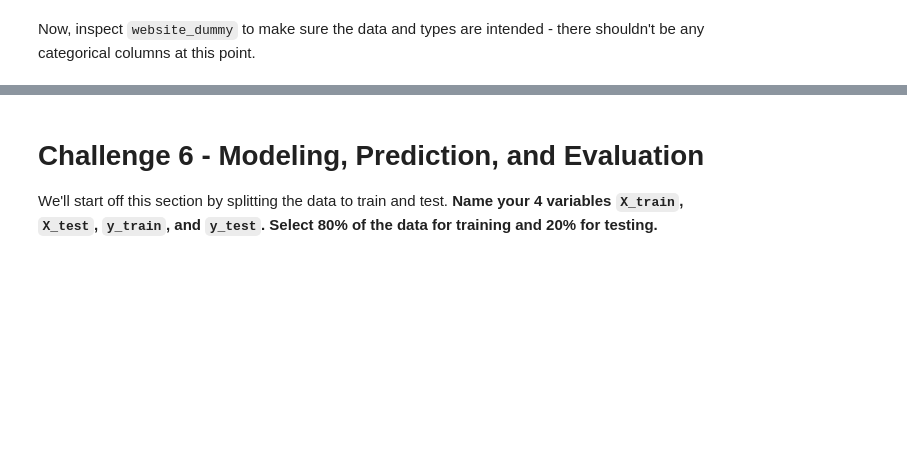
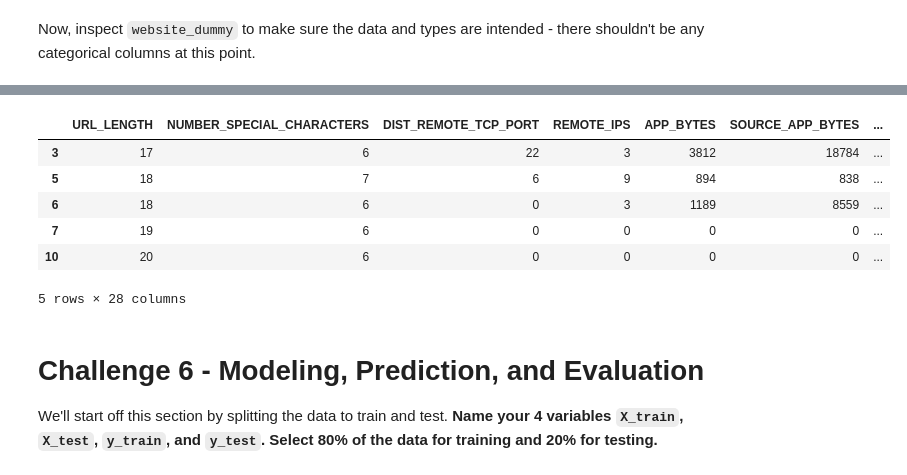
Before and after one commit to Ironhack-Data-Madrid-Octubre-2023/7.1-lab_supervised_learning, a Jupyter notebook: your-code/main.ipynb, the cells around one changed output, grey strips where cells are left out. Saved outputs shown, nothing was run; the diff lists cells and outputs as text; code cells hidden in the pictures; blank space fills up the shorter version.

```diff
--- a/your-code/main.ipynb
+++ b/your-code/main.ipynb
@@ -343,3 +494,4 @@ Now print the `dtypes` of the data again. Besides `WHOIS_COUNTRY` which we alrea
 #### `URL` is easy. We'll simply drop it because it has too many unique values that there's no way for us to consolidate.
 # %%
 # Your code here
+websites2.drop(columns='URL', inplace=True)
@@ -367,0 +559,2 @@ At the end, your `SERVER` column should only contain 4 unique values: `Microsoft
+# %%
+websites2['SERVER'] = websites2['SERVER'].str.extract(r'(\bMicrosoft\b|\bApache\b|\bnginx\b)', flags=re.IGNORECASE, expand=False).fillna('OTHER')
@@ -367,0 +571,3 @@ At the end, your `SERVER` column should only contain 4 unique values: `Microsoft
+# %%
+websites2['SERVER'] = websites2['SERVER'].str.replace('Nginx', 'nginx')
+websites2['SERVER'].value_counts()
@@ -372,3 +605,5 @@ OK, all our categorical data are fixed now. **Let's convert them to ordinal data
+# %%
+websites2 = pd.get_dummies(websites2, columns=['CHARSET', 'SERVER','WHOIS_COUNTRY'], drop_first=True, dtype=int)
 # %% [markdown]
 Now, inspect `website_dummy` to make sure the data and types are intended - there shouldn't be any categorical columns at this point.
 # %%
@@ -376,3 +630,13 @@ Now, inspect `website_dummy` to make sure the data and types are intended - ther
+# %%
+websites2.head()
+# %% [output]
+|  | URL_LENGTH | NUMBER_SPECIAL_CHARACTERS | DIST_REMOTE_TCP_PORT | REMOTE_IPS | APP_BYTES | SOURCE_APP_BYTES | ... |
+| 3 | 17 | 6 | 22 | 3 | 3812 | 18784 | ... |
+| 5 | 18 | 7 | 6 | 9 | 894 | 838 | ... |
+| 6 | 18 | 6 | 0 | 3 | 1189 | 8559 | ... |
+| 7 | 19 | 6 | 0 | 0 | 0 | 0 | ... |
+| 10 | 20 | 6 | 0 | 0 | 0 | 0 | ... |
+5 rows × 28 columns
 # %% [markdown]
 # Challenge 6 - Modeling, Prediction, and Evaluation
 
```
Also changed, not shown: parts of 44 cells of this notebook.
